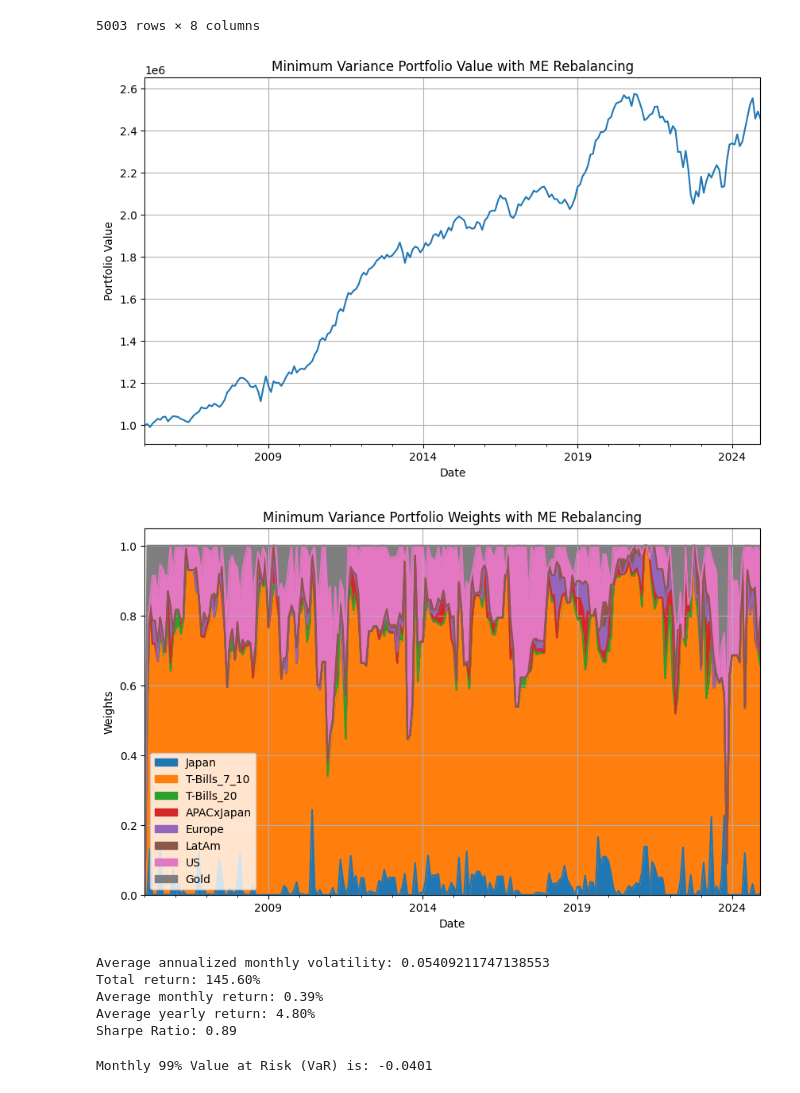
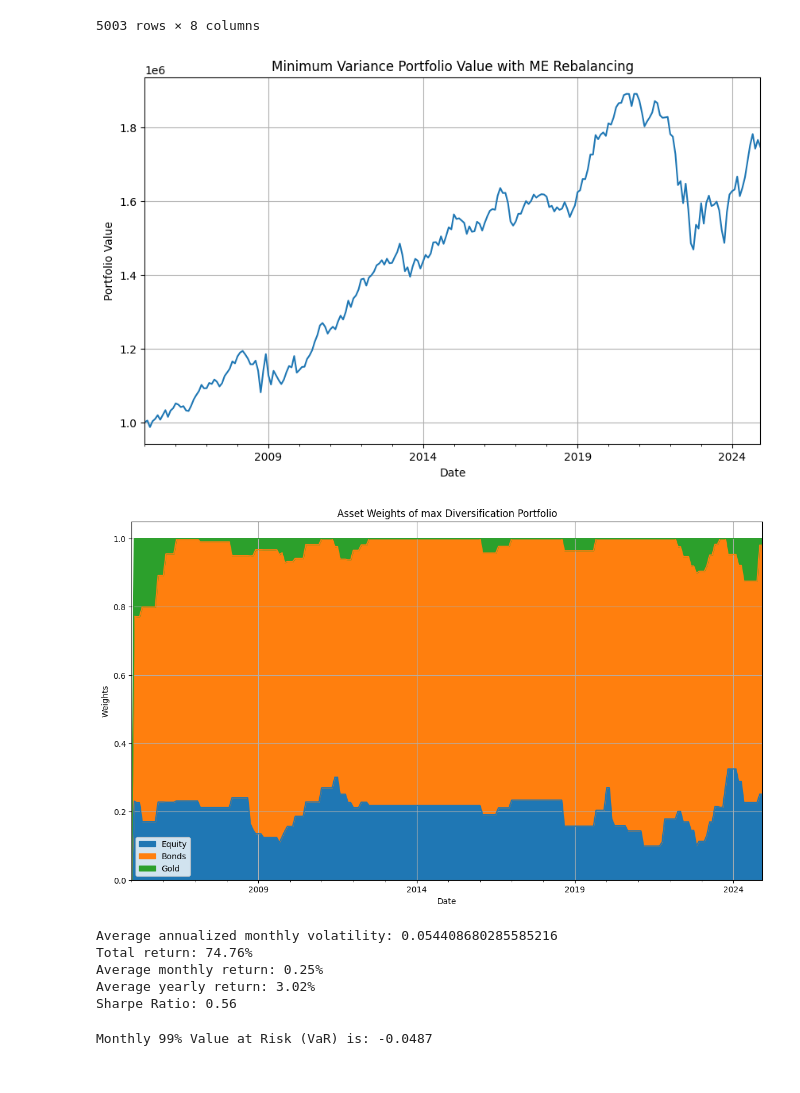
Before and after one commit to plaishev/asset_mgmt_seminar, a Jupyter notebook: Min_Var.ipynb, the cells around one changed output. Cells and saved outputs as stored; diff of their text form; code cells hidden in the pictures.

Commit message:
added lookback period of 1yr + added volatility regimes analysis

```diff
--- a/Min_Var.ipynb
+++ b/Min_Var.ipynb
@@ -117,15 +117,20 @@ def min_variance_portfolio_over_time(returns, rebalance_frequency='ME', initial_
     for i in range(1, len(resampled_returns)):
         # Get the daily returns for the current month (period)
         start_date = resampled_returns.index[i-1]
+        if i<12:
+            start_lookback = resampled_returns.index[0]
+        else:
+            start_lookback = resampled_returns.index[i-12]
         end_date = resampled_returns.index[i]
         current_period = returns.loc[start_date:end_date]
+        lookback_period = returns.loc[start_lookback:end_date]
         # Skip if there is not enough data (e.g., NaN values or insufficient data points)
         if current_period.isna().any().any() or len(current_period) < 2:
             print(f"Skipping period {resampled_returns.index[i]} due to insufficient data.")
             continue
 
         # Calculate the covariance matrix for the daily returns of the current period (month)
-        covariance_matrix = np.cov(current_period.T)
+        covariance_matrix = np.cov(lookback_period.T)
         # Optimize portfolio weights based on minimum variance strategy
         res = min_variance_portfolio(covariance_matrix, w0)
         if not res.success:
@@ -144,38 +149,57 @@ def min_variance_portfolio_over_time(returns, rebalance_frequency='ME', initial_
         portfolio_value.iloc[i] = portfolio_value.iloc[i-1] * (1 + portfolio_return)
 
         w0 = optimal_weights
 
     return portfolio_value, portfolio_weights
 
 # Example Usage
 
 # Rebalancing frequency (e.g., 'M' for monthly, 'Q' for quarterly)
 rebalance_frequency = 'ME'  # Monthly rebalancing
 
 # Assuming 'returns' is your DataFrame with historical return data for each ETF
 portfolio_value, portfolio_weights = min_variance_portfolio_over_time(returns, rebalance_frequency)
 
 # Plot the portfolio value over time
 import matplotlib.pyplot as plt
 portfolio_value.plot(figsize=(10, 6))
 plt.title(f'Minimum Variance Portfolio Value with {rebalance_frequency} Rebalancing')
 plt.xlabel('Date')
 plt.ylabel('Portfolio Value')
 plt.grid(True)
 plt.show()
 
+asset_groups = {
+    'Equity': ['Japan', 'APACxJapan', 'Europe', 'LatAm', 'US'],  # Equity
+    'Bonds': ['T-Bills_7_10', 'T-Bills_20'],  # Bonds,
+    'Gold': ['Gold'] # Gold
+}
+def group_weights(weights, asset_groups):
+    grouped_weights = pd.DataFrame(index=weights.index)
 
+    # For each group, sum up the weights of the assets in that group
+    for group, assets in asset_groups.items():
+        grouped_weights[group] = weights[assets].sum(axis=1)
 
-# Plot the portfolio weights over time
-portfolio_weights.plot(figsize=(10, 6), kind='area', stacked=True)
-plt.title(f'Minimum Variance Portfolio Weights with {rebalance_frequency} Rebalancing')
+    return grouped_weights
+
+group_weights(portfolio_weights, asset_groups).plot(kind='area', stacked=True, figsize=(14, 8))
+plt.title(f'Asset Weights of max Diversification Portfolio')
 plt.xlabel('Date')
 plt.ylabel('Weights')
 plt.grid(True)
 plt.show()
+
+# # Plot the portfolio weights over time
+# portfolio_weights.plot(figsize=(10, 6), kind='area', stacked=True)
+# plt.title(f'Minimum Variance Portfolio Weights with {rebalance_frequency} Rebalancing')
+# plt.xlabel('Date')
+# plt.ylabel('Weights')
+# plt.grid(True)
+# plt.show()
 # %% [output]
-[figure, old version]
+[figure, new version]
-[figure, old version]
+[figure, new version]
 # %%
 # Calculate monthly returns from the portfolio value
 portfolio_returns = portfolio_value.pct_change().dropna()  # Monthly returns
@@ -206,11 +230,11 @@ print(f"Average yearly return: {avg_yearly_return * 100:.2f}%")
 sharpe_ratio = avg_yearly_return / rolling_annual_volatility.mean()
 print(f"Sharpe Ratio: {sharpe_ratio:.2f}")
 # %% [output]
-Average annualized monthly volatility: 0.05409211747138553
-Total return: 145.60%
-Average monthly return: 0.39%
-Average yearly return: 4.80%
-Sharpe Ratio: 0.89
+Average annualized monthly volatility: 0.054408680285585216
+Total return: 74.76%
+Average monthly return: 0.25%
+Average yearly return: 3.02%
+Sharpe Ratio: 0.56
 # %%
 # Calculate the monthly VaR for each month using the Historical Simulation method
 VaR_99 = portfolio_returns.quantile(1 - 0.99)
@@ -218,4 +242,4 @@ VaR_99 = portfolio_returns.quantile(1 - 0.99)
 # Print the Value at Risk
 print(f"Monthly 99% Value at Risk (VaR) is: {VaR_99:.4f}")
 # %% [output]
-Monthly 99% Value at Risk (VaR) is: -0.0401
+Monthly 99% Value at Risk (VaR) is: -0.0487
```
Also changed, not shown: 3 other files.
